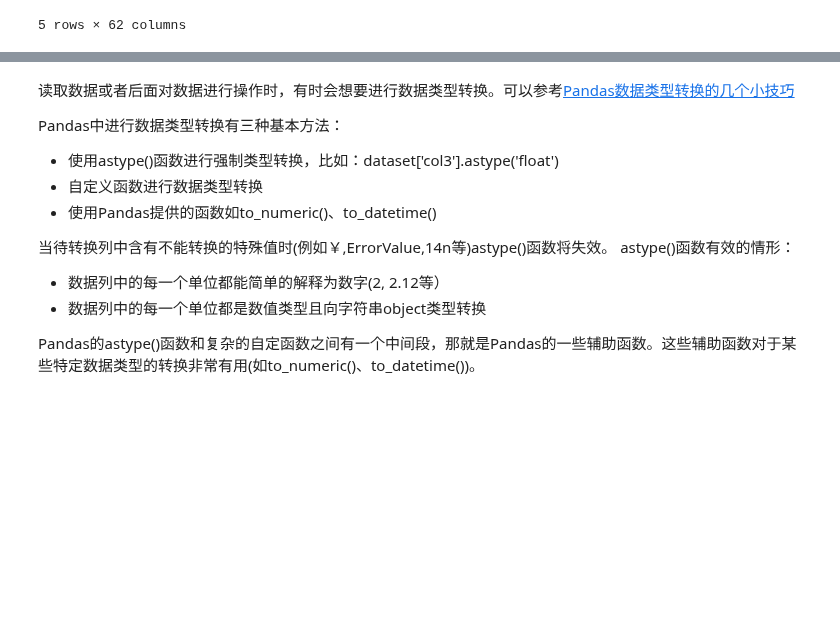
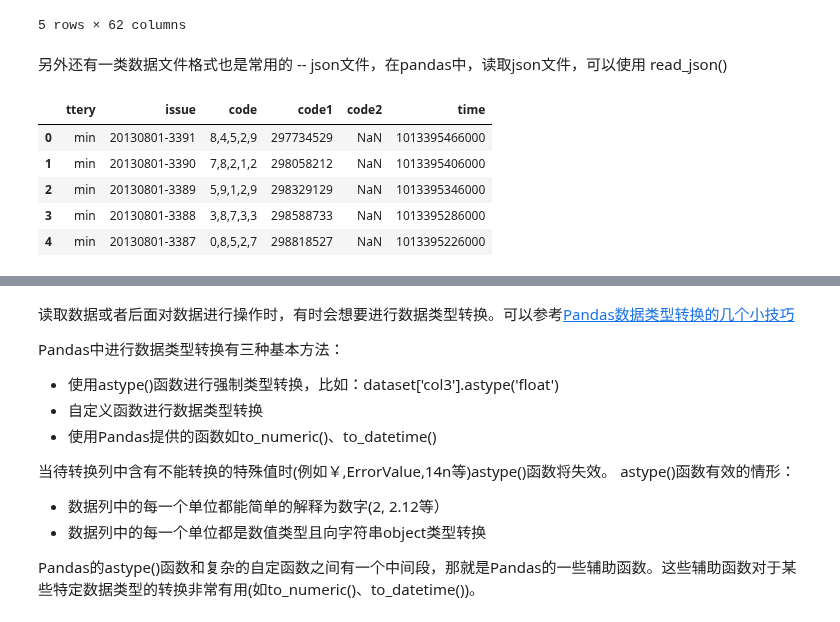
Before and after one commit to iHeadWater/hydrus, a Jupyter notebook: 2-pandas-examples/basic-pandas.ipynb, the cells around one changed output, grey strips where cells are left out. Drawn from its saved outputs; the diff is of its cells as text; code cells hidden in the pictures; blank space fills up the shorter version.

Commit message:
update pip env and some pandas

```diff
--- a/2-pandas-examples/basic-pandas.ipynb
+++ b/2-pandas-examples/basic-pandas.ipynb
@@ -366,3 +412,23 @@ train_data.head()
 | 3 | 3 | 493.16220 | 137.2501 | 5.894132 | 11.93295 | 1.371181 | 0.932440 | ... |
 | 4 | 4 | 1183.97300 | 114.7634 | 6.354364 | 11.96748 | 0.949577 | 0.215594 | ... |
 5 rows × 62 columns
+# %% [markdown]
+另外还有一类数据文件格式也是常用的 -- json文件，在pandas中，读取json文件，可以使用 read_json()
+# %%
+import pandas as pd
+
+strtext='[{"ttery":"min","issue":"20130801-3391","code":"8,4,5,2,9","code1":"297734529","code2":null,"time":1013395466000},\
+{"ttery":"min","issue":"20130801-3390","code":"7,8,2,1,2","code1":"298058212","code2":null,"time":1013395406000},\
+{"ttery":"min","issue":"20130801-3389","code":"5,9,1,2,9","code1":"298329129","code2":null,"time":1013395346000},\
+{"ttery":"min","issue":"20130801-3388","code":"3,8,7,3,3","code1":"298588733","code2":null,"time":1013395286000},\
+{"ttery":"min","issue":"20130801-3387","code":"0,8,5,2,7","code1":"298818527","code2":null,"time":1013395226000}]'
+
+text_data = pd.read_json(strtext)
+text_data
+# %% [output]
+|  | ttery | issue | code | code1 | code2 | time |
+| 0 | min | 20130801-3391 | 8,4,5,2,9 | 297734529 | NaN | 1013395466000 |
+| 1 | min | 20130801-3390 | 7,8,2,1,2 | 298058212 | NaN | 1013395406000 |
+| 2 | min | 20130801-3389 | 5,9,1,2,9 | 298329129 | NaN | 1013395346000 |
+| 3 | min | 20130801-3388 | 3,8,7,3,3 | 298588733 | NaN | 1013395286000 |
+| 4 | min | 20130801-3387 | 0,8,5,2,7 | 298818527 | NaN | 1013395226000 |
```
Also changed, not shown: parts of 43 cells of this notebook, 3 other files.
